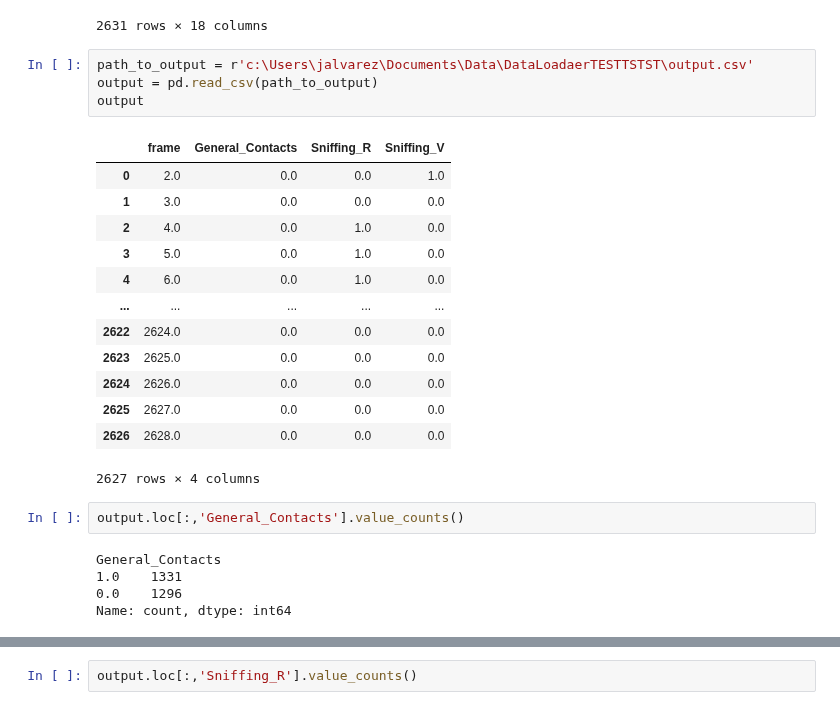
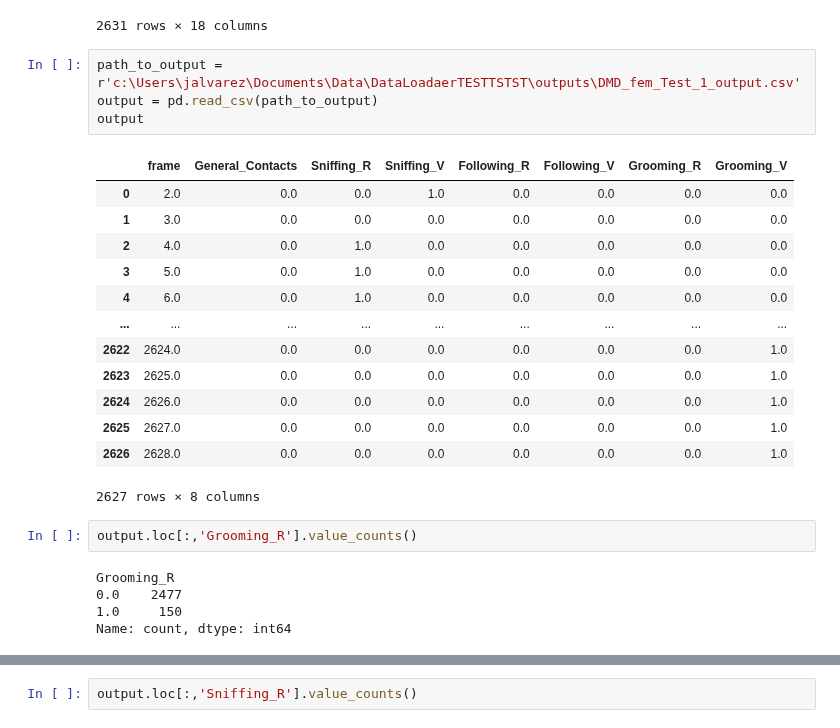
Before and after one commit to JulianAlvarezdeGiorgi/Behavioral_Tagging_of_Mice_in_multiple_Mice_setup_using_Deep_Learning, a Jupyter notebook: src/analyze.ipynb, the cells around one changed output, grey strips where cells are left out. Drawn from its saved outputs; the diff is of its cells as text.

```diff
--- a/src/analyze.ipynb
+++ b/src/analyze.ipynb
@@ -373,27 +373,27 @@ ground_truth
 | 2630 | 2630 | 0.0 | 0.0 | 0.0 | 0.0 | 0.0 | 0.0 | ... |
 2631 rows × 18 columns
 # %%
-path_to_output = r'c:\Users\jalvarez\Documents\Data\DataLoadaerTESTTSTST\output.csv'
+path_to_output = r'c:\Users\jalvarez\Documents\Data\DataLoadaerTESTTSTST\outputs\DMD_fem_Test_1_output.csv'
 output = pd.read_csv(path_to_output)
 output
 # %% [output]
-|  | frame | General_Contacts | Sniffing_R | Sniffing_V |
-| 0 | 2.0 | 0.0 | 0.0 | 1.0 |
-| 1 | 3.0 | 0.0 | 0.0 | 0.0 |
-| 2 | 4.0 | 0.0 | 1.0 | 0.0 |
-| 3 | 5.0 | 0.0 | 1.0 | 0.0 |
-| 4 | 6.0 | 0.0 | 1.0 | 0.0 |
-| ... | ... | ... | ... | ... |
-| 2622 | 2624.0 | 0.0 | 0.0 | 0.0 |
-| 2623 | 2625.0 | 0.0 | 0.0 | 0.0 |
-| 2624 | 2626.0 | 0.0 | 0.0 | 0.0 |
-| 2625 | 2627.0 | 0.0 | 0.0 | 0.0 |
-| 2626 | 2628.0 | 0.0 | 0.0 | 0.0 |
+|  | frame | General_Contacts | Sniffing_R | Sniffing_V | Following_R | Following_V | Grooming_R | Grooming_V |
+| 0 | 2.0 | 0.0 | 0.0 | 1.0 | 0.0 | 0.0 | 0.0 | 0.0 |
+| 1 | 3.0 | 0.0 | 0.0 | 0.0 | 0.0 | 0.0 | 0.0 | 0.0 |
+| 2 | 4.0 | 0.0 | 1.0 | 0.0 | 0.0 | 0.0 | 0.0 | 0.0 |
+| 3 | 5.0 | 0.0 | 1.0 | 0.0 | 0.0 | 0.0 | 0.0 | 0.0 |
+| 4 | 6.0 | 0.0 | 1.0 | 0.0 | 0.0 | 0.0 | 0.0 | 0.0 |
+| ... | ... | ... | ... | ... | ... | ... | ... | ... |
+| 2622 | 2624.0 | 0.0 | 0.0 | 0.0 | 0.0 | 0.0 | 0.0 | 1.0 |
+| 2623 | 2625.0 | 0.0 | 0.0 | 0.0 | 0.0 | 0.0 | 0.0 | 1.0 |
+| 2624 | 2626.0 | 0.0 | 0.0 | 0.0 | 0.0 | 0.0 | 0.0 | 1.0 |
+| 2625 | 2627.0 | 0.0 | 0.0 | 0.0 | 0.0 | 0.0 | 0.0 | 1.0 |
+| 2626 | 2628.0 | 0.0 | 0.0 | 0.0 | 0.0 | 0.0 | 0.0 | 1.0 |
-2627 rows × 4 columns
+2627 rows × 8 columns
 # %%
-output.loc[:,'General_Contacts'].value_counts()
+output.loc[:,'Grooming_R'].value_counts()
 # %% [output]
-General_Contacts
-1.0    1331
-0.0    1296
+Grooming_R
+0.0    2477
+1.0     150
 Name: count, dtype: int64
```
Also changed, not shown: parts of 2 cells of this notebook, 6 other files.
